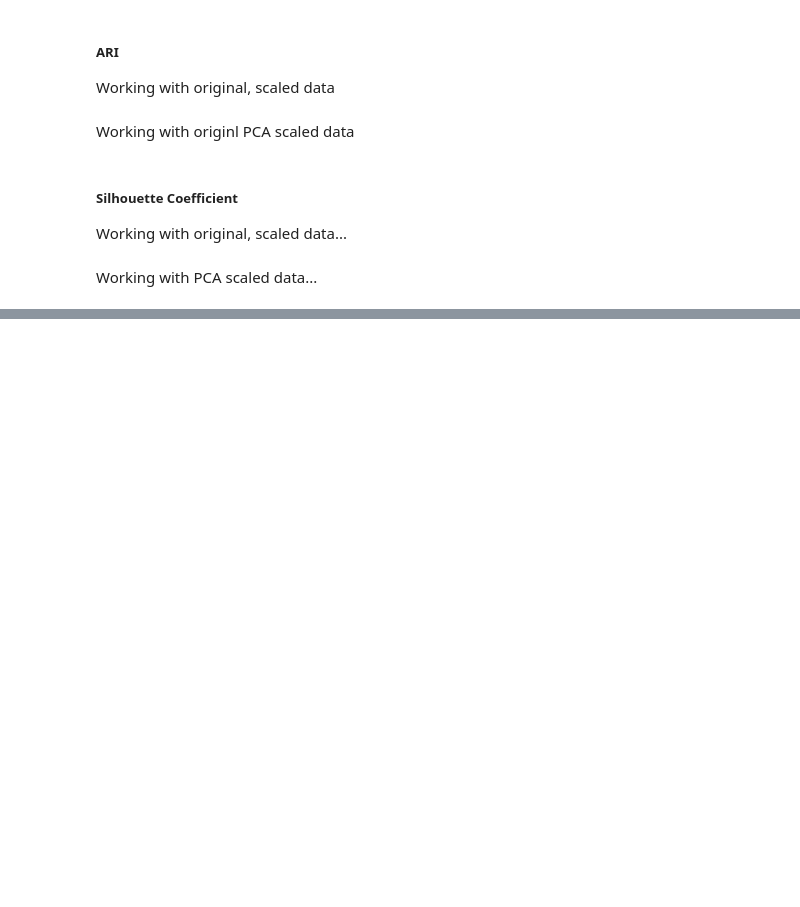
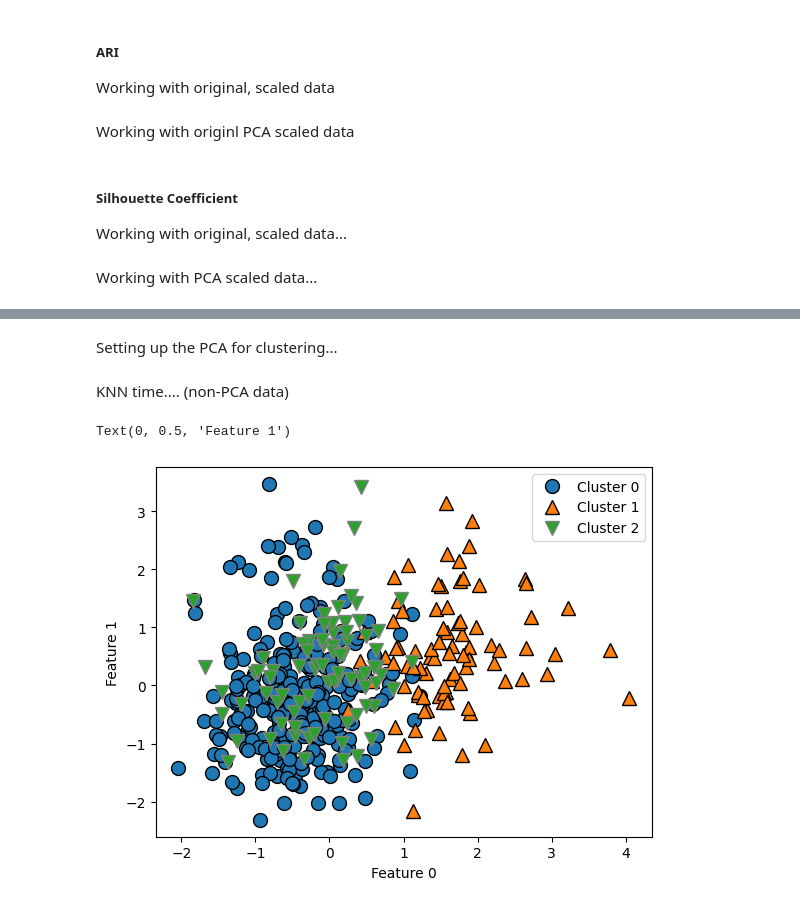
Before and after one commit to alliarnold/71200Project, a Jupyter notebook: Project3.ipynb, the cells around one changed output, grey strips where cells are left out. Saved outputs shown, nothing was run; the diff lists cells and outputs as text; code cells hidden in the pictures; blank space fills up the shorter version.

```diff
--- a/Project3.ipynb
+++ b/Project3.ipynb
@@ -786,0 +832,2 @@ for ax, algorithm in zip(axes[1:], algorithms):
+# %% [markdown]
+Setting up the PCA for clustering...
@@ -786,0 +840,18 @@ for ax, algorithm in zip(axes[1:], algorithms):
+# %% [markdown]
+KNN time.... (non-PCA data)
+# %%
+# instantiate an instance of k-Means
+kmeans = KMeans(n_clusters=3)
+kmeans.fit(X_train_cancer_scaled)
+
+# get assignments (labels)
+assignments=kmeans.labels_
+
+# plot a scatter matrix of the results
+mglearn.discrete_scatter(X_train_cancer_scaled[:, 0], X_train_cancer_scaled[:, 1], assignments)
+plt.legend(["Cluster 0", "Cluster 1", "Cluster 2"], loc="best")
+plt.xlabel("Feature 0")
+plt.ylabel("Feature 1")
+# %% [output]
+Text(0, 0.5, 'Feature 1')
+[figure, added]
```
Also changed, not shown: parts of 30 cells of this notebook.
